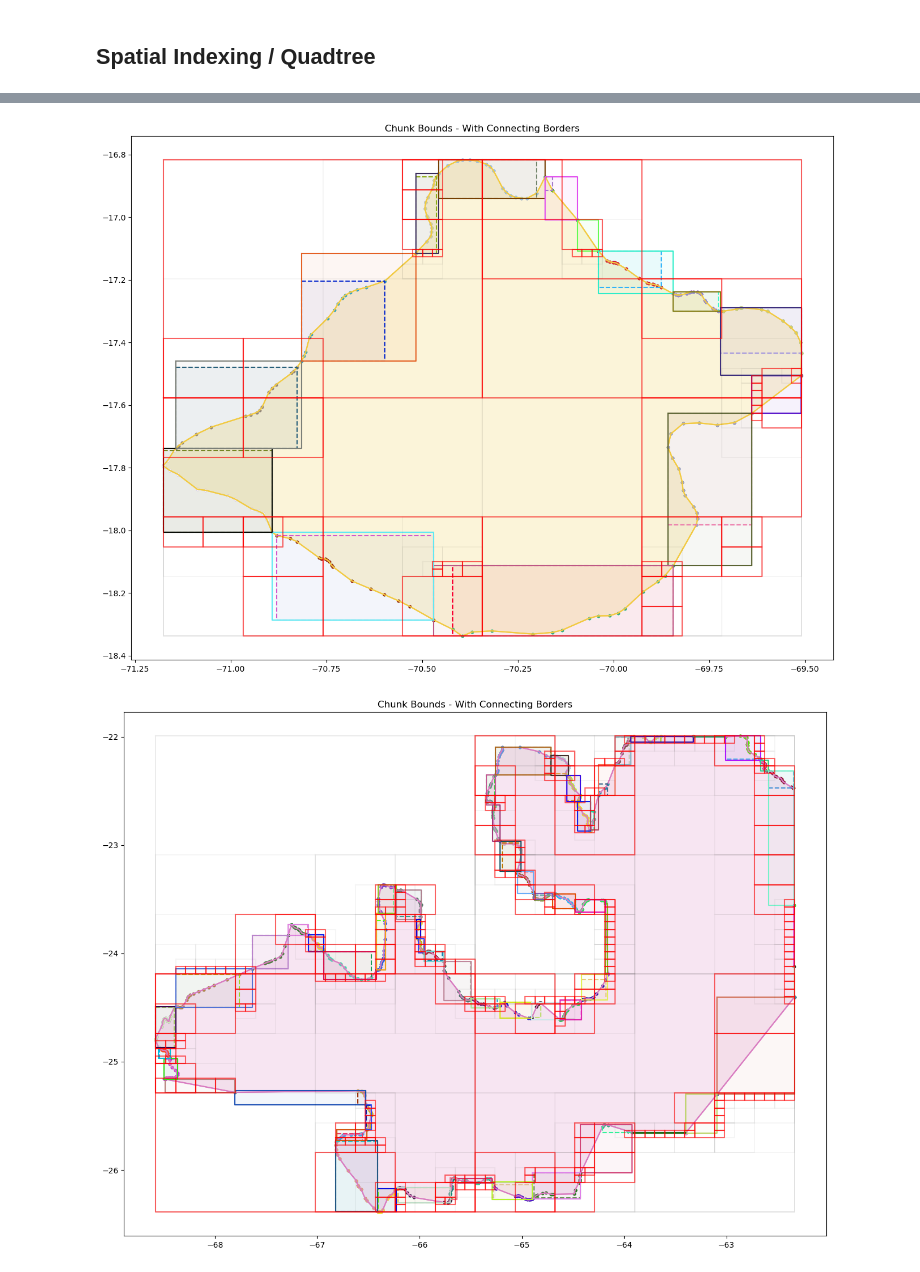
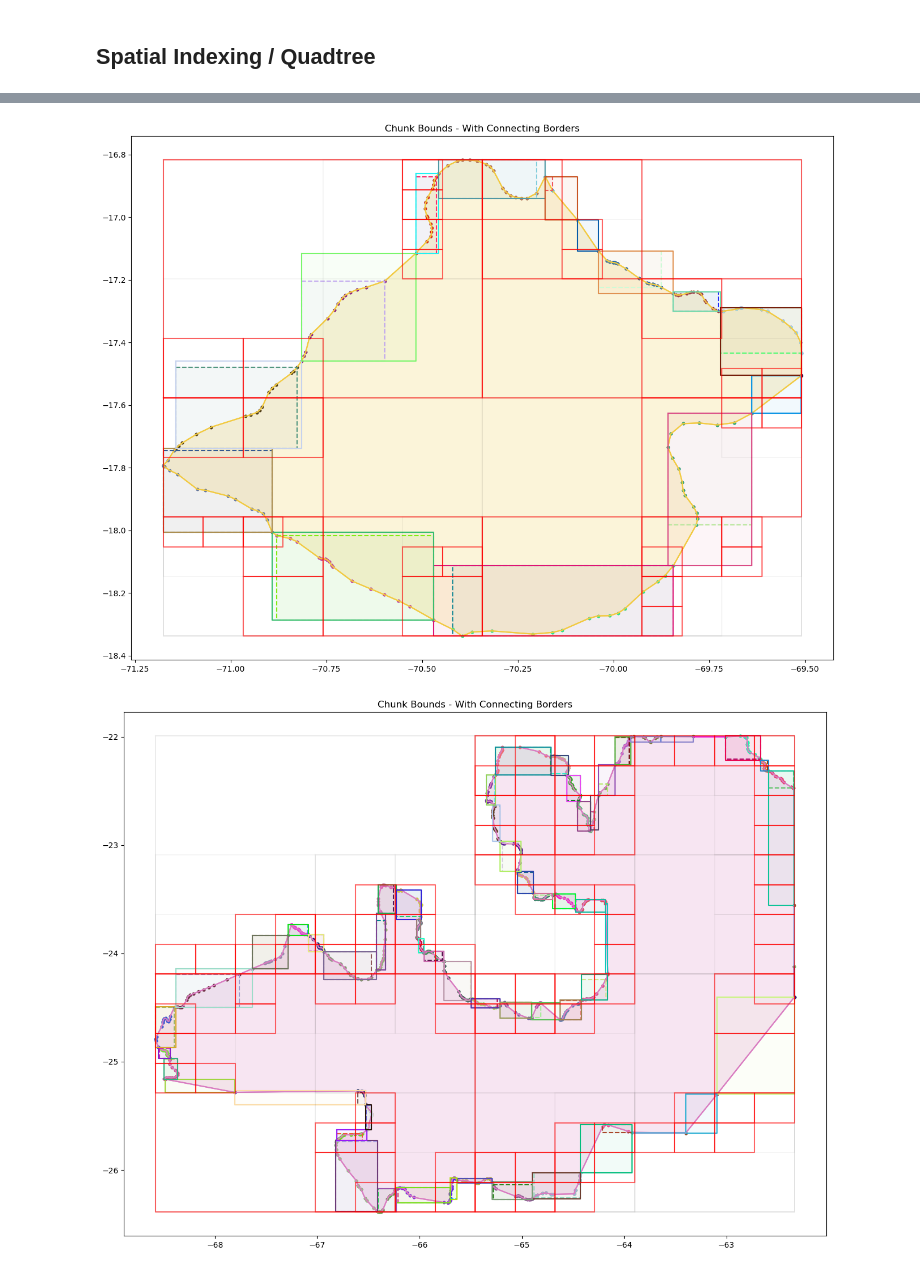
Before and after one commit to SimonErlandsson/Operable-Maps-Compression, a Jupyter notebook: Spatial_Indexing.ipynb, the cells around one changed output, grey strips where cells are left out. Saved outputs shown, nothing was run; the diff lists cells and outputs as text; code cells hidden in the pictures.

```diff
--- a/Spatial_Indexing.ipynb
+++ b/Spatial_Indexing.ipynb
@@ -47,7 +47,7 @@ if True:
                 space += '    '
             print(space + str([chk_idxs]))
 
-    MAX_DEPTH = 6
+    MAX_DEPTH = 4
     USE_FULLY_CONTAINED_INSTEAD_OF_INTERSECTION = False
 
     for i in range(10):
@@ -133,2 +133,2 @@ Active tiles: 272 Number of chunks: 57
-[figure, old version]
+[figure, new version]
-[figure, old version]
+[figure, new version]
```
Also changed, not shown: parts of 1 cell of this notebook, 4 other files.
